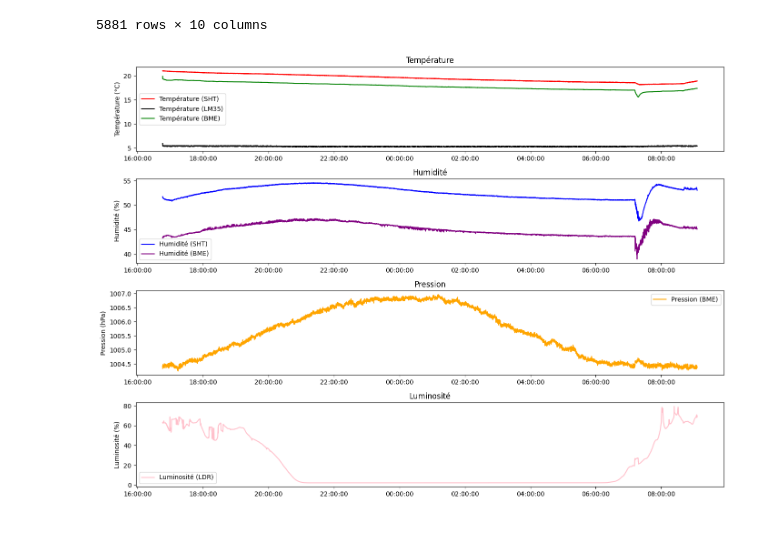
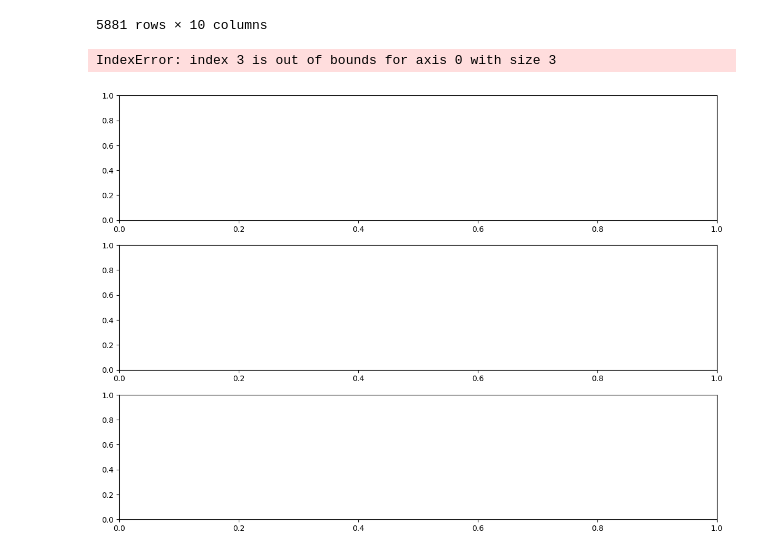
Before and after one commit to KylianJrd/orn_environmental_monitoring, a Jupyter notebook: Mesure/ComparaisonLinéarité.ipynb, the cells around one changed output. Drawn from its saved outputs; the diff is of its cells as text; code cells hidden in the pictures.

Commit message:
notebook plot mesure

```diff
--- a/Mesure/ComparaisonLinéarité.ipynb
+++ b/Mesure/ComparaisonLinéarité.ipynb
@@ -189,55 +193,56 @@ df
 
 
 # Création des subplots
-fig, axs = plt.subplots(4, 1, figsize=(14, 10))
+fig, axs = plt.subplots(3, 1, figsize=(14, 10))
 
 
 
 # Tracé des données
-axs[0].plot(df['timestamp_paris'], df['c_sht'], color='red', label='Température (SHT)')
-axs[0].set_title('Température')
-axs[0].set_ylabel('Température (°C)')
+#axs[0].plot(df['timestamp_paris'], df['c_sht'], color='red', label='Température (SHT)')
+#axs[0].set_title('Température')
+#axs[0].set_ylabel('Température (°C)')
 
-axs[1].plot(df['timestamp_paris'], df['h_sht'], color='blue', label='Humidité (SHT)')
-axs[1].set_title('Humidité')
-axs[1].set_ylabel('Humidité (%)')
+#axs[1].plot(df['timestamp_paris'], df['h_sht'], color='blue', label='Humidité (SHT)')
+#axs[1].set_title('Humidité')
+#axs[1].set_ylabel('Humidité (%)')
 
-axs[0].plot(df['timestamp_paris'], df['c_lm'], color='black', label='Température (LM35)')
-axs[0].set_title('Température')
-axs[0].set_ylabel('Température (°C)')
+#axs[0].plot(df['timestamp_paris'], df['c_lm'], color='black', label='Température (LM35)')
+#axs[0].set_title('Température')
+#axs[0].set_ylabel('Température (°C)')
 
-axs[0].plot(df['timestamp_paris'], df['c_bme'], color='green', label='Température (BME)')
-axs[0].set_title('Température')
-axs[0].set_ylabel('Température (°C)')
+#axs[0].plot(df['timestamp_paris'], df['c_bme'], color='green', label='Température (BME)')
+#axs[0].set_title('Température')
+#axs[0].set_ylabel('Température (°C)')
 
-axs[2].plot(df['timestamp_paris'], df['p_bme'], color='orange', label='Pression (BME)')
-axs[2].set_title('Pression')
-axs[2].set_ylabel('Pression (hPa)')
+#axs[2].plot(df['timestamp_paris'], df['p_bme'], color='orange', label='Pression (BME)')
+#axs[2].set_title('Pression')
+#axs[2].set_ylabel('Pression (hPa)')
 
-axs[1].plot(df['timestamp_paris'], df['h_bme'], color='purple', label='Humidité (BME)')
-axs[1].set_title('Humidité')
-axs[1].set_ylabel('Humidité (%)')
+#axs[1].plot(df['timestamp_paris'], df['h_bme'], color='purple', label='Humidité (BME)')
+#axs[1].set_title('Humidité')
+#axs[1].set_ylabel('Humidité (%)')
 
 axs[3].plot(df['timestamp_paris'], df['c_dht'], color='pink', label='Luminosité (LDR)')
 axs[3].set_title('Luminosité')
 axs[3].set_ylabel('Luminosité (%)')
 
 # Ajout de la légende
 for ax in axs.flat:
     ax.legend()
 
 # Formatter les dates sur l'axe x en heures avec le fuseau horaire de Paris
 for ax in axs.flat:
     ax.xaxis.set_major_formatter(mdates.DateFormatter('%H:%M:%S', tz=timezone('Europe/Paris')))
 
 
 # Ajustement du placement des subplots
 plt.tight_layout()
 
 # Affichage du graphique
 #plt.show()
 # %% [output]
+IndexError: index 3 is out of bounds for axis 0 with size 3
-[figure, old version]
+[figure, new version]
 # %%
 import matplotlib.pyplot as plt
 import matplotlib.dates as mdates
```
Also changed, not shown: parts of 5 cells of this notebook.
